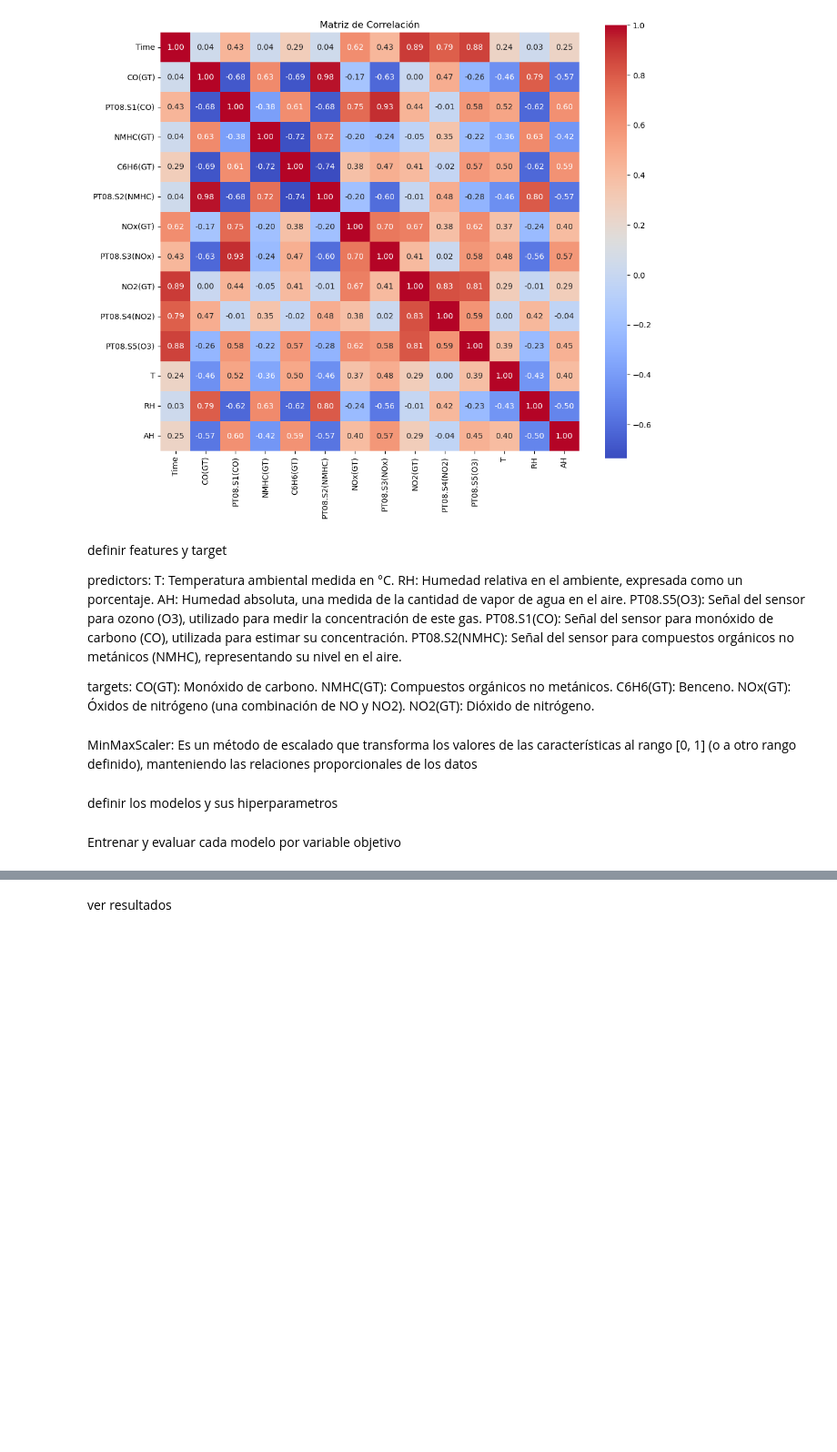
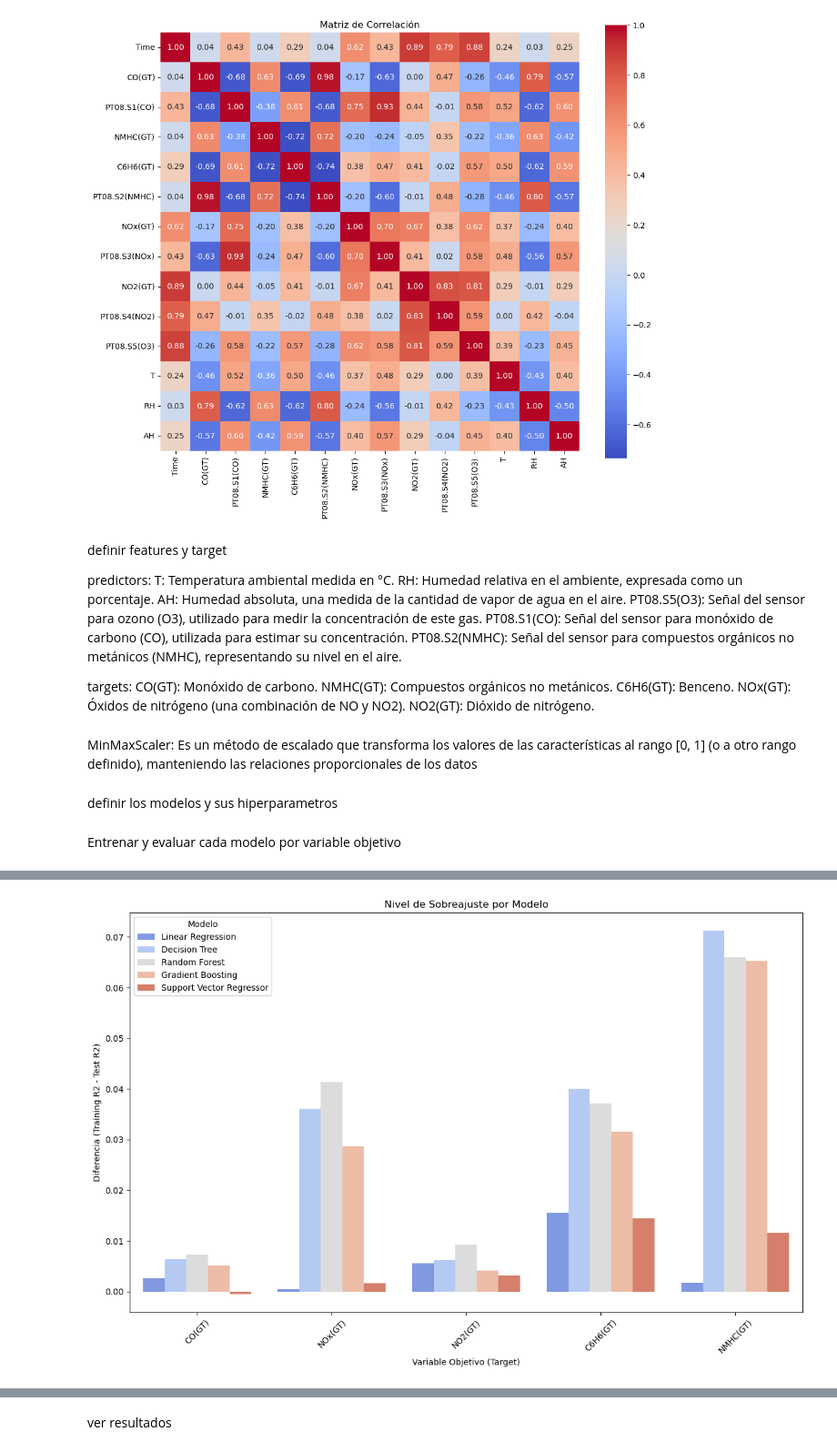
Before and after one commit to mkltc/RETO3, a Jupyter notebook: saaFinal.ipynb, the cells around one changed output, grey strips where cells are left out. Shown at 91% size. Cells and saved outputs as stored; diff of their text form; code cells hidden in the pictures; blank space fills up the shorter version.

```diff
--- a/saaFinal.ipynb
+++ b/saaFinal.ipynb
@@ -147,7 +147,8 @@ NOx(GT): Óxidos de nitrógeno (una combinación de NO y NO2).
 NO2(GT): Dióxido de nitrógeno.
 # %%
 # Definir predictores y objetivos
-predictors = ['T', 'RH', 'AH']
+predictors = ['T', 'RH', 'AH', 'PT08.S1(CO)', 'PT08.S2(NMHC)', 'PT08.S3(NOx)', 'PT08.S4(NO2)']
+
 targets = ['CO(GT)', 'NOx(GT)', 'NO2(GT)', 'C6H6(GT)', 'NMHC(GT)']
 
 
@@ -209,6 +210,10 @@ results = {}
 # %% [markdown]
 Entrenar y evaluar cada modelo por variable objetivo
 # %%
+from sklearn.metrics import mean_squared_error, r2_score
+import pandas as pd
+import matplotlib.pyplot as plt
+import seaborn as sns
 
 # Entrenar y evaluar cada modelo por variable objetivo
 for target in targets:
@@ -228,16 +233,79 @@ for target in targets:
 
         # Mejor modelo y evaluación
         best_model = grid_search.best_estimator_
-        y_pred = best_model.predict(X_test)
-        mse = mean_squared_error(y_test_target, y_pred)
-        r2 = r2_score(y_test_target, y_pred)
+
+        # Predicciones en entrenamiento y prueba
+        y_train_pred = best_model.predict(X_train)
+        y_test_pred = best_model.predict(X_test)
+
+        # Calcular métricas
+        mse_train = mean_squared_error(y_train_target, y_train_pred)
+        mse_test = mean_squared_error(y_test_target, y_test_pred)
+        r2_train = r2_score(y_train_target, y_train_pred)
+        r2_test = r2_score(y_test_target, y_test_pred)
 
         # Guardar resultados
         results[target][name] = {
             'Best Params': grid_search.best_params_,
-            'MSE': mse,
-            'R2': r2
+            'MSE Train': mse_train,
+            'MSE Test': mse_test,
+            'R2 Train': r2_train,
+            'R2': r2_test  # R2 de prueba
         }
-        print(f"{name} mejor MSE: {mse:.4f}, R2: {r2:.4f}, Hiperparámetros: {grid_search.best_params_}")
+        print(f"{name} mejor MSE: {mse_test:.4f}, R2: {r2_test:.4f}, Hiperparámetros: {grid_search.best_params_}")
+
+# Crear un DataFrame con los resultados finales
+rows = []
+for target, metrics in results.items():
+    for name, scores in metrics.items():
+        rows.append({
+            'Target': target,
+            'Model': name,
+            'MSE Train': scores['MSE Train'],
+            'MSE Test': scores['MSE Test'],
+            'R2 Train': scores['R2 Train'],
+            'R2': scores['R2'],
+            'Overfitting': scores['R2 Train'] - scores['R2'],  # Calcular sobreajuste
+            'Best Params': scores['Best Params']
+        })
+
+results_df = pd.DataFrame(rows)
+
+# Mostrar la tabla de resultados
+print("Resultados Finales:")
+print(results_df)
+
+# Visualizar el sobreajuste con un gráfico de barras
+plt.figure(figsize=(12, 8))
+sns.barplot(data=results_df, x='Target', y='Overfitting', hue='Model', palette='coolwarm')
+plt.title("Nivel de Sobreajuste por Modelo")
+plt.ylabel("Diferencia (Training R2 - Test R2)")
+plt.xlabel("Variable Objetivo (Target)")
+plt.legend(title="Modelo")
+plt.xticks(rotation=45)
+plt.tight_layout()
+plt.show()
+
+# Visualizar los R2 de prueba
+plt.figure(figsize=(12, 8))
+sns.barplot(data=results_df, x='Target', y='R2', hue='Model', palette='viridis')
+plt.title("Comparación de Modelos por R2")
+plt.ylabel("R2")
+plt.xlabel("Variable Objetivo (Target)")
+plt.legend(title="Modelo")
+plt.xticks(rotation=45)
+plt.tight_layout()
+plt.show()
+
+# Visualizar los MSE de prueba
+plt.figure(figsize=(12, 8))
+sns.barplot(data=results_df, x='Target', y='MSE Test', hue='Model', palette='coolwarm')
+plt.title("Comparación de Modelos por MSE")
+plt.ylabel("MSE (Prueba)")
+plt.xlabel("Variable Objetivo (Target)")
+plt.legend(title="Modelo")
+plt.xticks(rotation=45)
+plt.tight_layout()
+plt.show()
 # %% [output]
 Optimización de hiperparámetros para el objetivo: CO(GT)
@@ -259,0 +328 @@ Support Vector Regressor mejor MSE: 66338.9074, R2: 0.4727, Hiperparámetros: {'
+[figure, added]
```
Also changed, not shown: parts of 5 cells of this notebook.
